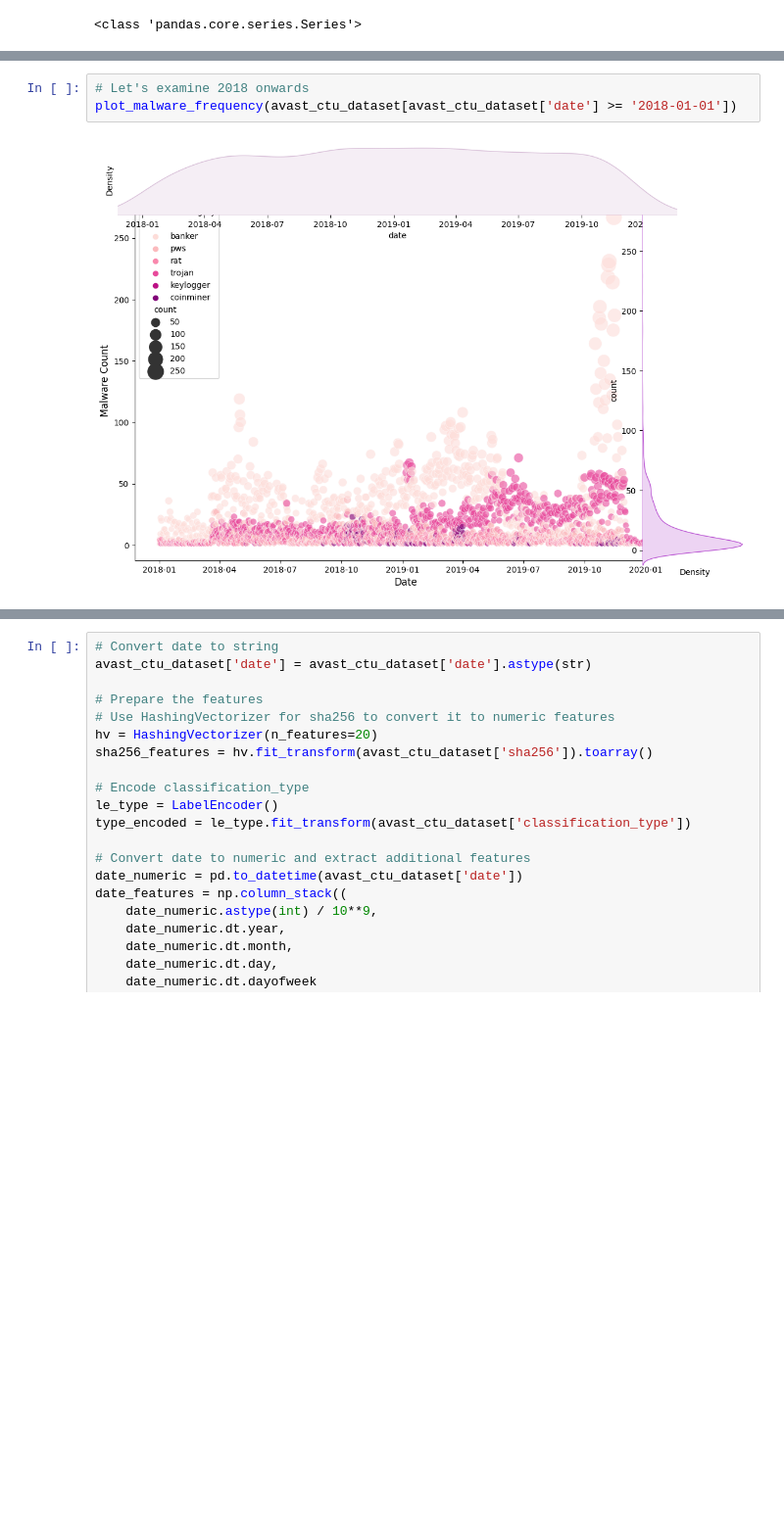
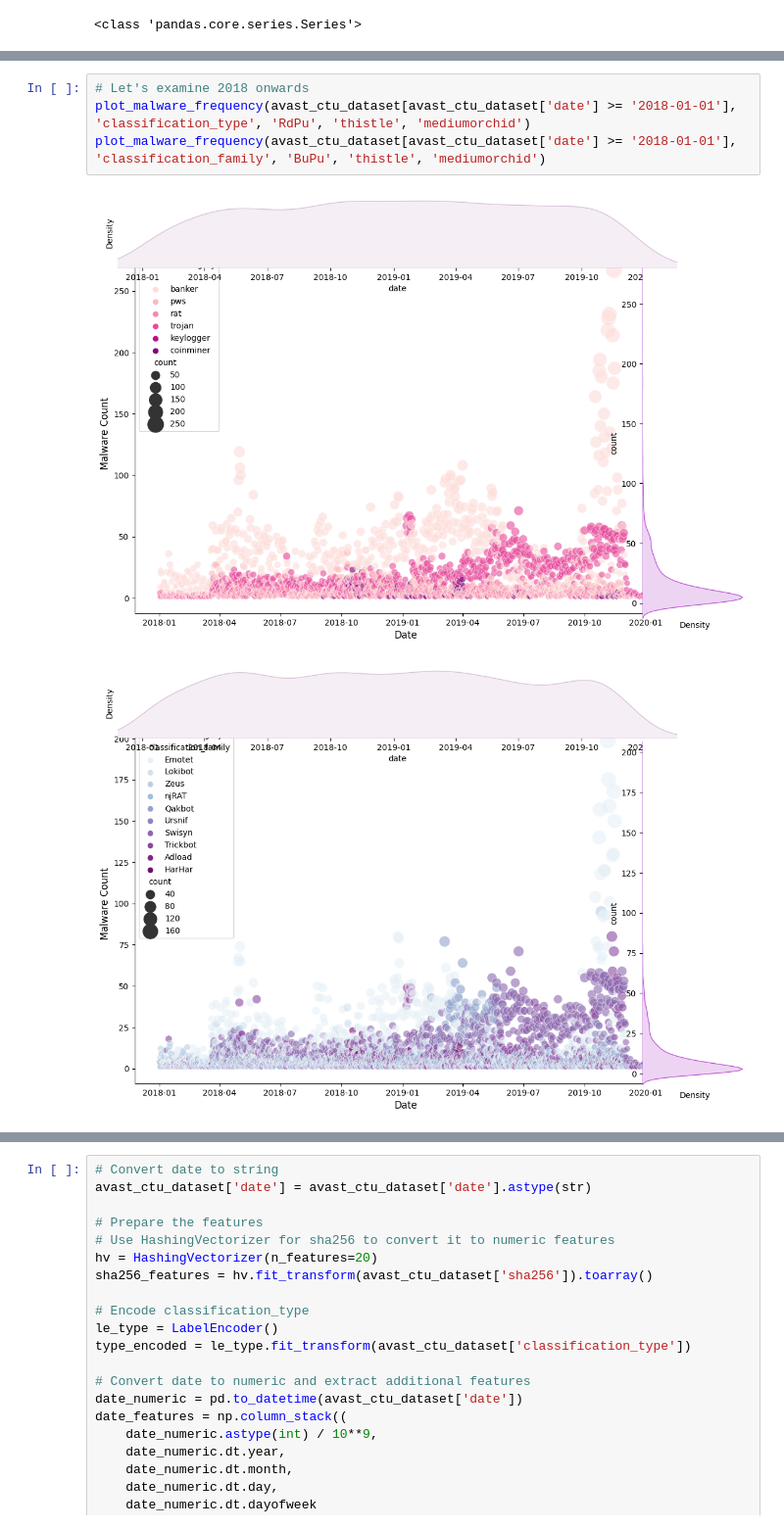
Before and after one commit to keila-moral/avast-ctu--CAPEv2, a Jupyter notebook: avast-ctu-cape.ipynb, the cells around one changed output, grey strips where cells are left out. Shown at 98% size. Cells and saved outputs as stored; diff of their text form; blank space fills up the shorter version.

```diff
--- a/avast-ctu-cape.ipynb
+++ b/avast-ctu-cape.ipynb
@@ -130,5 +133,7 @@ plot_malware_frequency(avast_ctu_dataset)
 # %%
 # Let's examine 2018 onwards
-plot_malware_frequency(avast_ctu_dataset[avast_ctu_dataset['date'] >= '2018-01-01'])
+plot_malware_frequency(avast_ctu_dataset[avast_ctu_dataset['date'] >= '2018-01-01'], 'classification_type', 'RdPu', 'thistle', 'mediumorchid')
+plot_malware_frequency(avast_ctu_dataset[avast_ctu_dataset['date'] >= '2018-01-01'], 'classification_family', 'BuPu', 'thistle', 'mediumorchid')
 # %% [output]
 [figure]
+[figure, added]
```
Also changed, not shown: parts of 9 cells of this notebook.
